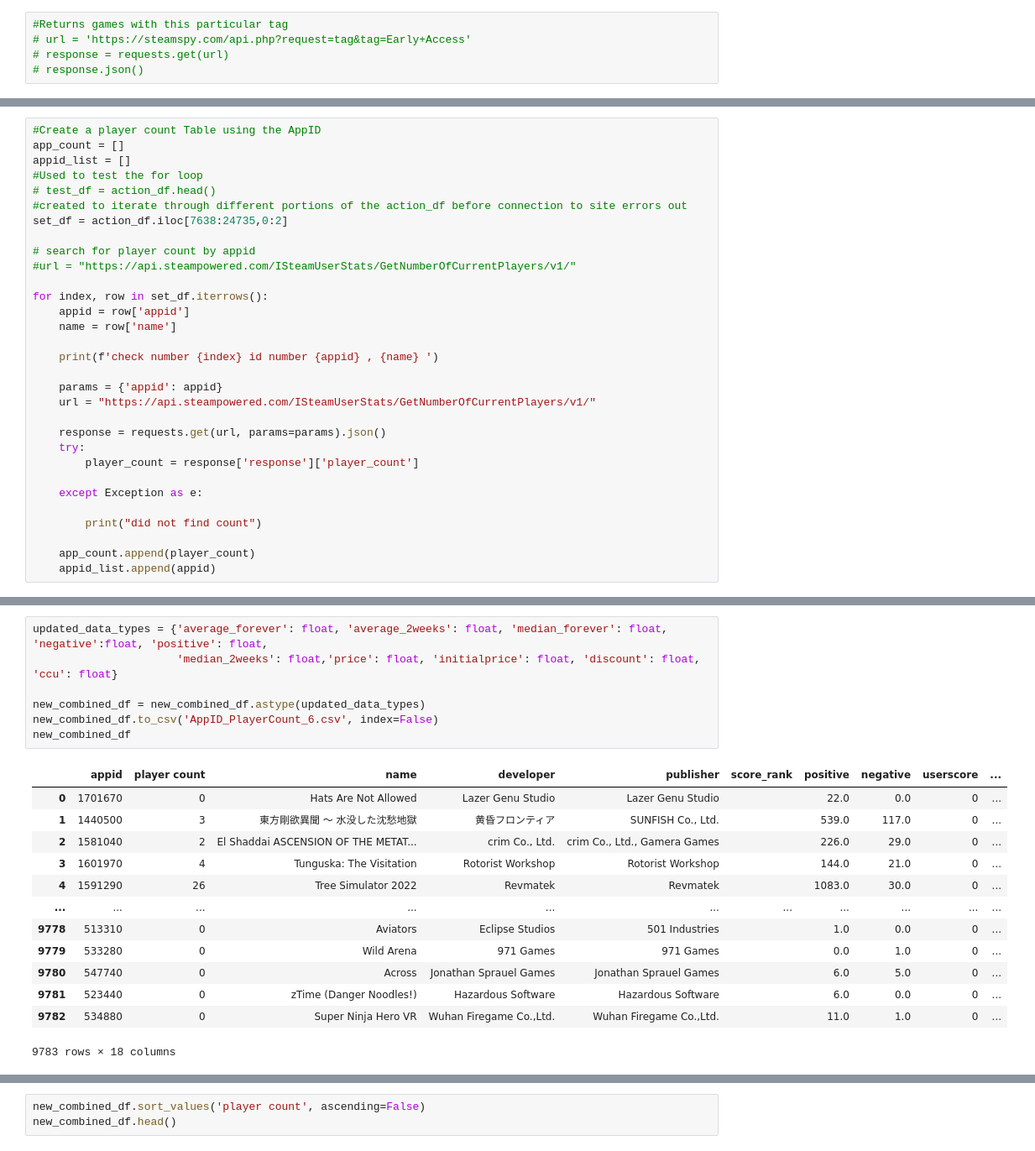
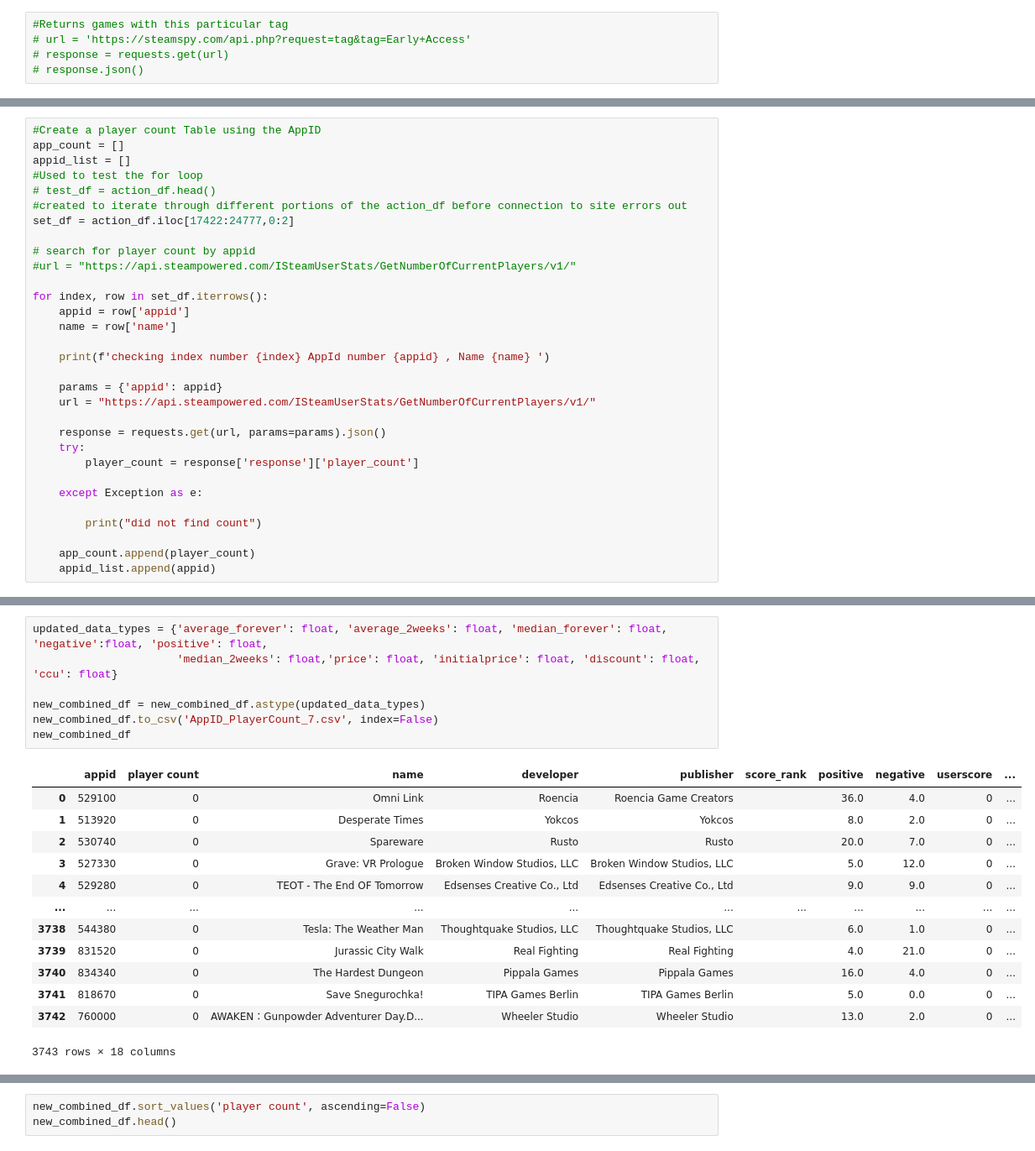
Before and after one commit to HBodden/project1, a Jupyter notebook: SEAMS.ipynb, the cells around one changed output, grey strips where cells are left out. Shown at 84% size. Saved outputs shown, nothing was run; the diff lists cells and outputs as text.

Commit message:
updated data pulls for player count

```diff
--- a/SEAMS.ipynb
+++ b/SEAMS.ipynb
@@ -68,7 +75,7 @@ appid_list = []
 #Used to test the for loop
 # test_df = action_df.head()
 #created to iterate through different portions of the action_df before connection to site errors out
-set_df = action_df.iloc[7638:24735,0:2]
+set_df = action_df.iloc[17422:24777,0:2]
 
 # search for player count by appid
 #url = "https://api.steampowered.com/ISteamUserStats/GetNumberOfCurrentPlayers/v1/"
@@ -77,7 +84,7 @@ for index, row in set_df.iterrows():
     appid = row['appid']
     name = row['name']
 
-    print(f'check number {index} id number {appid} , {name} ')
+    print(f'checking index number {index} AppId number {appid} , Name {name} ')
 
     params = {'appid': appid}
     url = "https://api.steampowered.com/ISteamUserStats/GetNumberOfCurrentPlayers/v1/"
@@ -137,21 +144,21 @@ new_combined_df.head()
 # %%
 updated_data_types = {'average_forever': float, 'average_2weeks': float, 'median_forever': float, 'negative':float, 'positive': float,
                       'median_2weeks': float,'price': float, 'initialprice': float, 'discount': float, 'ccu': float}
 
 new_combined_df = new_combined_df.astype(updated_data_types)
-new_combined_df.to_csv('AppID_PlayerCount_6.csv', index=False)
+new_combined_df.to_csv('AppID_PlayerCount_7.csv', index=False)
 new_combined_df
 # %% [output]
 |  | appid | player count | name | developer | publisher | score_rank | positive | negative | userscore | ... |
-| 0 | 1701670 | 0 | Hats Are Not Allowed | Lazer Genu Studio | Lazer Genu Studio |  | 22.0 | 0.0 | 0 | ... |
-| 1 | 1440500 | 3 | 東方剛欲異聞 ～ 水没した沈愁地獄 | 黄昏フロンティア | SUNFISH Co., Ltd. |  | 539.0 | 117.0 | 0 | ... |
-| 2 | 1581040 | 2 | El Shaddai ASCENSION OF THE METAT... | crim Co., Ltd. | crim Co., Ltd., Gamera Games |  | 226.0 | 29.0 | 0 | ... |
-| 3 | 1601970 | 4 | Tunguska: The Visitation | Rotorist Workshop | Rotorist Workshop |  | 144.0 | 21.0 | 0 | ... |
-| 4 | 1591290 | 26 | Tree Simulator 2022 | Revmatek | Revmatek |  | 1083.0 | 30.0 | 0 | ... |
+| 0 | 529100 | 0 | Omni Link | Roencia | Roencia Game Creators |  | 36.0 | 4.0 | 0 | ... |
+| 1 | 513920 | 0 | Desperate Times | Yokcos | Yokcos |  | 8.0 | 2.0 | 0 | ... |
+| 2 | 530740 | 0 | Spareware | Rusto | Rusto |  | 20.0 | 7.0 | 0 | ... |
+| 3 | 527330 | 0 | Grave: VR Prologue | Broken Window Studios, LLC | Broken Window Studios, LLC |  | 5.0 | 12.0 | 0 | ... |
+| 4 | 529280 | 0 | TEOT - The End OF Tomorrow | Edsenses Creative Co., Ltd | Edsenses Creative Co., Ltd |  | 9.0 | 9.0 | 0 | ... |
 | ... | ... | ... | ... | ... | ... | ... | ... | ... | ... | ... |
-| 9778 | 513310 | 0 | Aviators | Eclipse Studios | 501 Industries |  | 1.0 | 0.0 | 0 | ... |
-| 9779 | 533280 | 0 | Wild Arena | 971 Games | 971 Games |  | 0.0 | 1.0 | 0 | ... |
-| 9780 | 547740 | 0 | Across | Jonathan Sprauel Games | Jonathan Sprauel Games |  | 6.0 | 5.0 | 0 | ... |
-| 9781 | 523440 | 0 | zTime (Danger Noodles!) | Hazardous Software | Hazardous Software |  | 6.0 | 0.0 | 0 | ... |
-| 9782 | 534880 | 0 | Super Ninja Hero VR | Wuhan Firegame Co.,Ltd. | Wuhan Firegame Co.,Ltd. |  | 11.0 | 1.0 | 0 | ... |
+| 3738 | 544380 | 0 | Tesla: The Weather Man | Thoughtquake Studios, LLC | Thoughtquake Studios, LLC |  | 6.0 | 1.0 | 0 | ... |
+| 3739 | 831520 | 0 | Jurassic City Walk | Real Fighting | Real Fighting |  | 4.0 | 21.0 | 0 | ... |
+| 3740 | 834340 | 0 | The Hardest Dungeon | Pippala Games | Pippala Games |  | 16.0 | 4.0 | 0 | ... |
+| 3741 | 818670 | 0 | Save Snegurochka! | TIPA Games Berlin | TIPA Games Berlin |  | 5.0 | 0.0 | 0 | ... |
+| 3742 | 760000 | 0 | AWAKEN：Gunpowder Adventurer Day.D... | Wheeler Studio | Wheeler Studio |  | 13.0 | 2.0 | 0 | ... |
-9783 rows × 18 columns
+3743 rows × 18 columns
```
Also changed, not shown: parts of 7 cells of this notebook, 1 other file.
